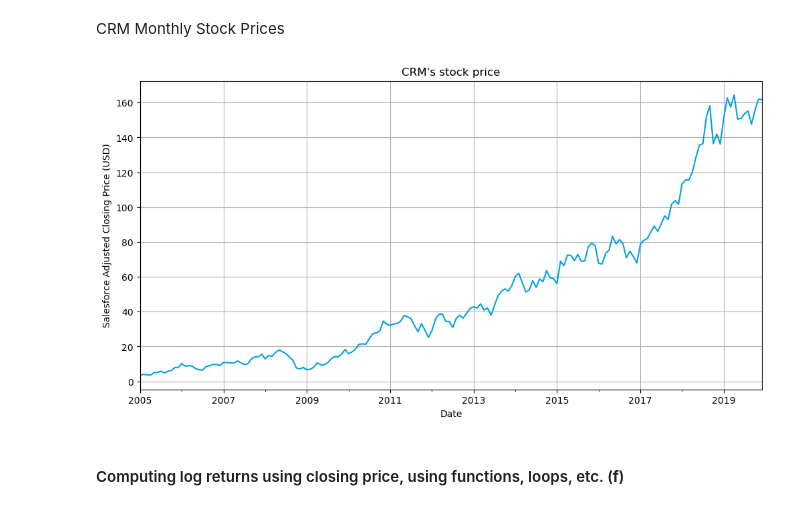
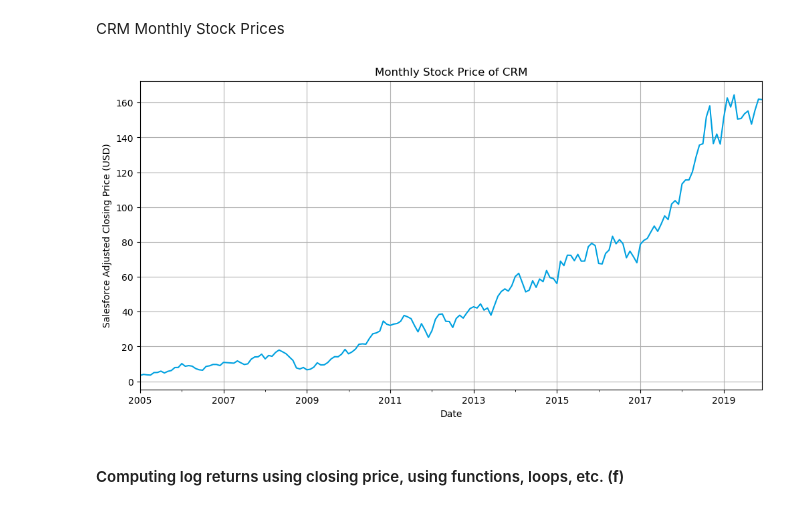
Before and after one commit to mcarbajal2/IFI8420-Assignments, a Jupyter notebook: Assignment 1/Assignment1.ipynb, the cells around one changed output. Saved outputs shown, nothing was run; the diff lists cells and outputs as text; code cells hidden in the pictures.

```diff
--- a/Assignment 1/Assignment1.ipynb
+++ b/Assignment 1/Assignment1.ipynb
@@ -267,12 +267,12 @@ plt.show()
 # %% [markdown]
 CRM Monthly Stock Prices
 # %%
-adjusted_close['CRM'].plot(title = "CRM's stock price", color = "#00A1E0", figsize=(12, 6))
+adjusted_close['CRM'].plot(title = "Monthly Stock Price of CRM", color = "#00A1E0", figsize=(12, 6))
 plt.ylabel('Salesforce Adjusted Closing Price (USD)')
 plt.grid(True)
 plt.show()
 # %% [output]
-[figure, old version]
+[figure, new version]
 # %% [markdown]
 #### Computing log returns using closing price, using functions, loops, etc. (<b>f</b>)
 # %%
```
Also changed, not shown: parts of 10 cells of this notebook.
